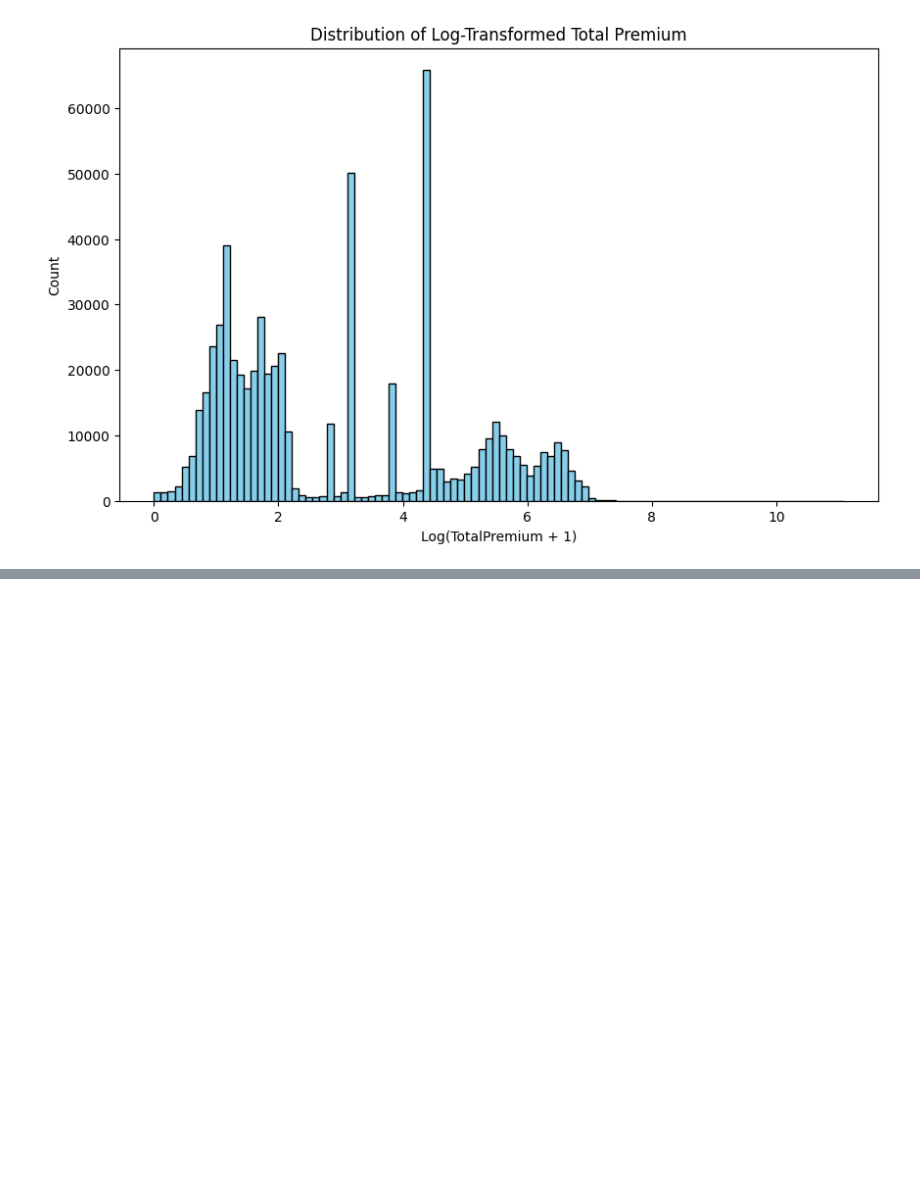
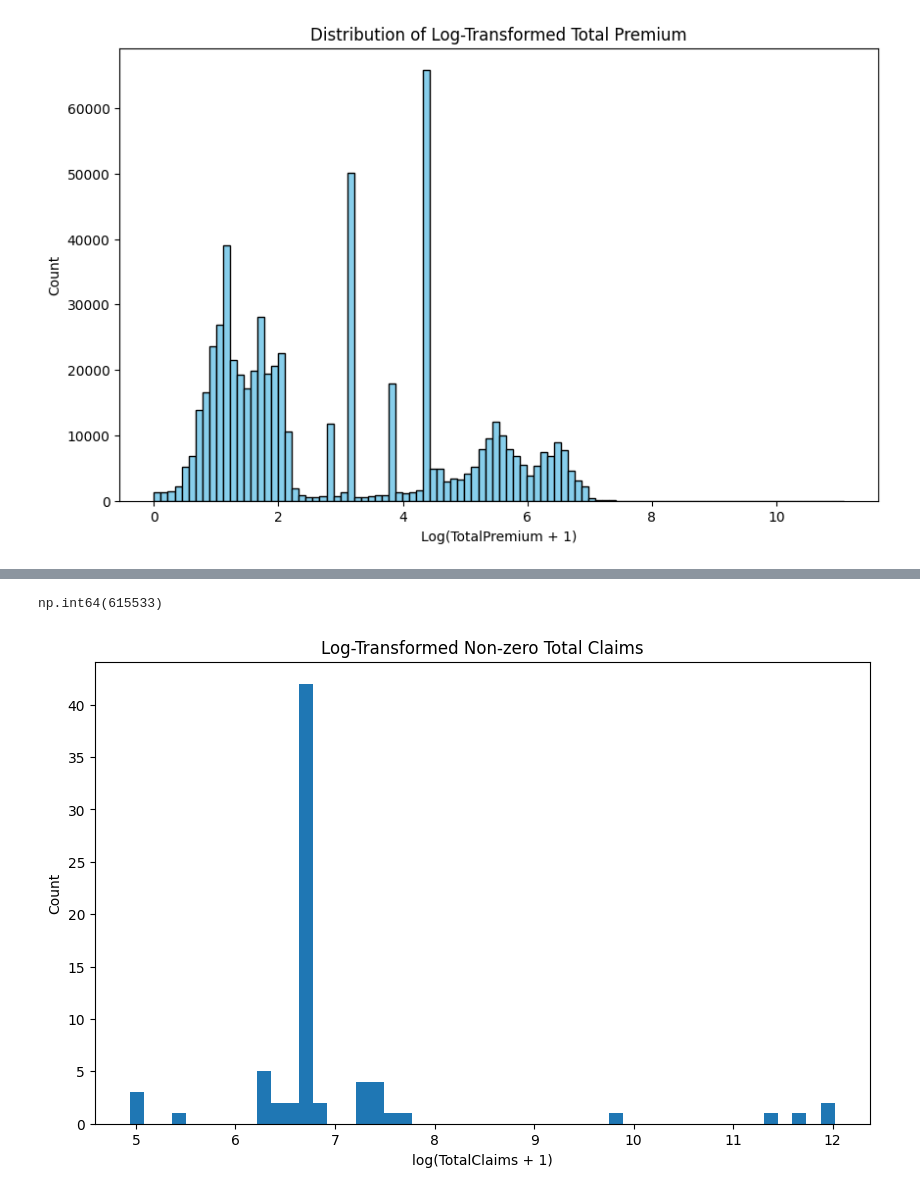
Before and after one commit to Feven777/Risk-Analytics-Predictive-Modeling, a Jupyter notebook: notebook/EDA_task1.ipynb, the cells around one changed output, grey strips where cells are left out. Saved outputs shown, nothing was run; the diff lists cells and outputs as text; code cells hidden in the pictures; blank space fills up the shorter version.

```diff
--- a/notebook/EDA_task1.ipynb
+++ b/notebook/EDA_task1.ipynb
@@ -210,0 +251,15 @@ plt.show()
+# %%
+(df_final_clean['TotalClaims'] == 0).sum()
+# %% [output]
+np.int64(615533)
+# %%
+nonzero = df_final_clean[df_final_clean['TotalClaims'] > 0]
+
+plt.figure(figsize=(10, 6))
+plt.hist(np.log1p(nonzero['TotalClaims']), bins=50)
+plt.title('Log-Transformed Non-zero Total Claims')
+plt.xlabel('log(TotalClaims + 1)')
+plt.ylabel('Count')
+plt.show()
+# %% [output]
+[figure, added]
```
Also changed, not shown: parts of 7 cells of this notebook.
